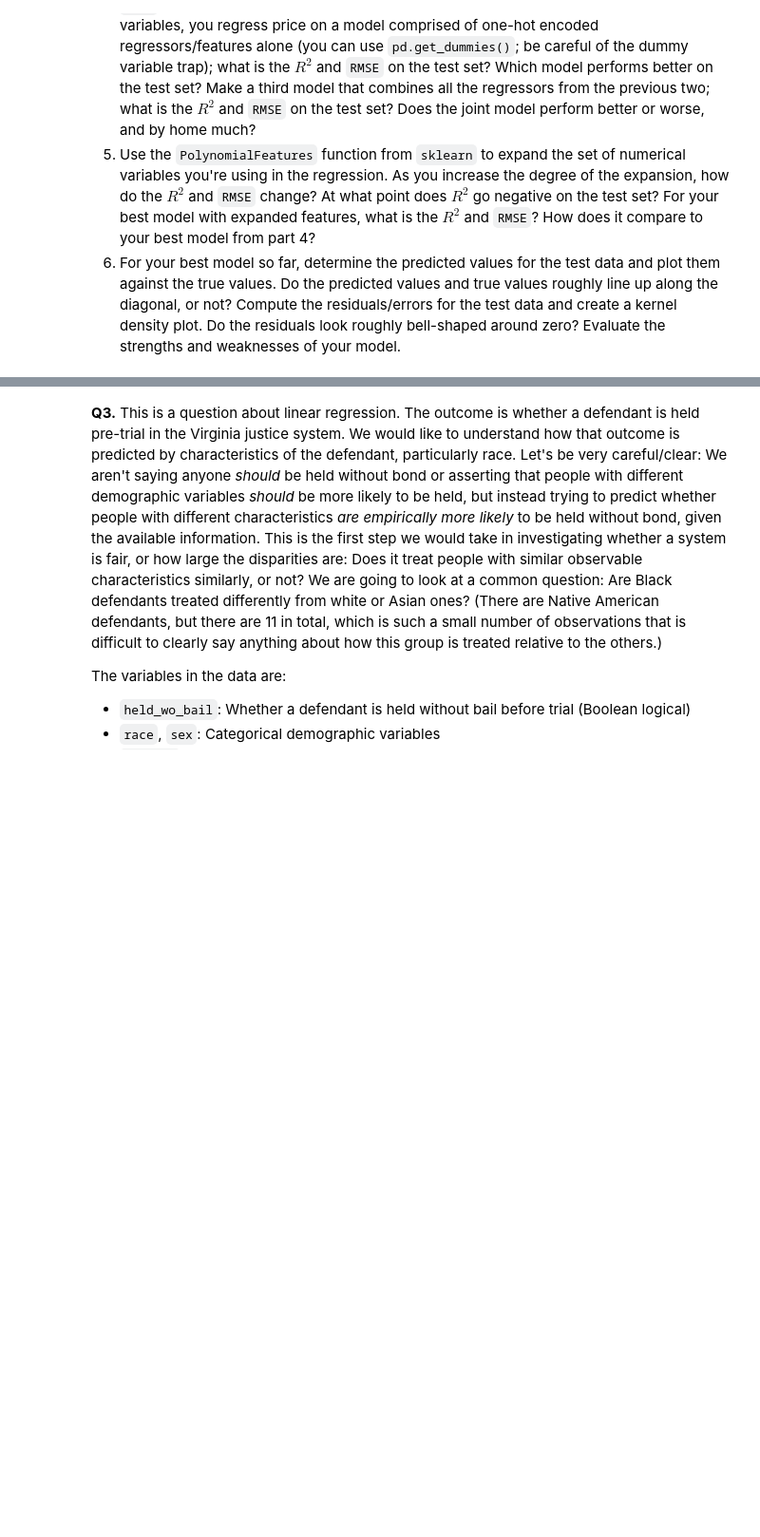
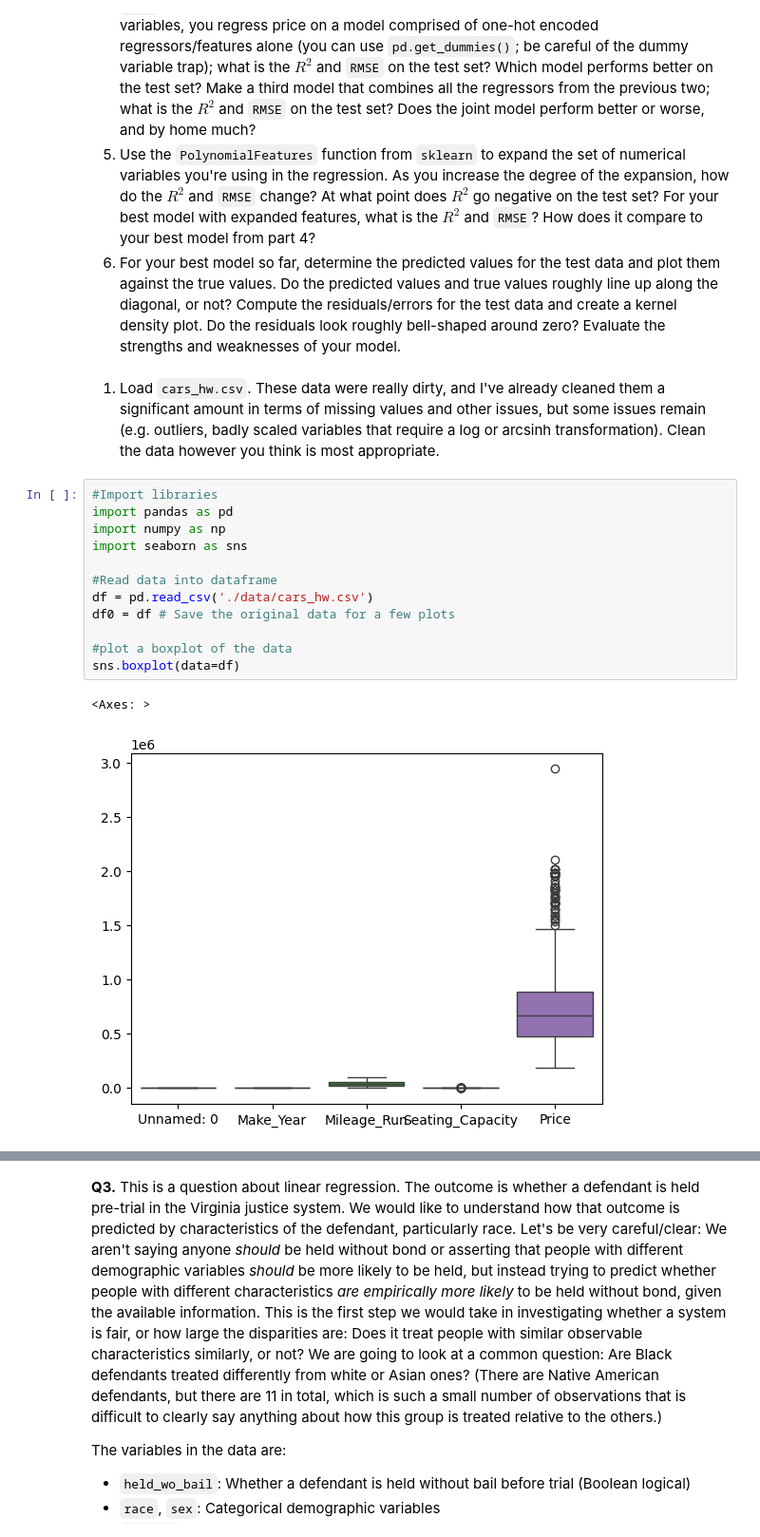
Before and after one commit to Zach-Russell/linearRegression, a Jupyter notebook: assignment.ipynb, the cells around one changed output, grey strips where cells are left out. Shown at 95% size. Drawn from its saved outputs; the diff is of its cells as text; blank space fills up the shorter version.

```diff
--- a/assignment.ipynb
+++ b/assignment.ipynb
@@ -250,3 +250,20 @@ ANSWER: It decreased from Part 4 to Part 5. This is likely because in part 4 we
   4. Make a model where you regress price on the numeric variables alone; what is the $R^2$ and `RMSE` on the training set and test set? Make a second model where, for the categorical variables, you regress price on a model comprised of one-hot encoded regressors/features alone (you can use `pd.get_dummies()`; be careful of the dummy variable trap); what is the $R^2$ and `RMSE` on the test set? Which model performs better on the test set? Make a third model that combines all the regressors from the previous two; what is the $R^2$ and `RMSE` on the test set? Does the joint model perform better or worse, and by home much?
   5. Use the `PolynomialFeatures` function from `sklearn` to expand the set of numerical variables you're using in the regression. As you increase the degree of the expansion, how do the $R^2$ and `RMSE` change? At what point does $R^2$ go negative on the test set? For your best model with expanded features, what is the $R^2$ and `RMSE`? How does it compare to your best model from part 4?
   6. For your best model so far, determine the predicted values for the test data and plot them against the true values. Do the predicted values and true values roughly line up along the diagonal, or not? Compute the residuals/errors for the test data and create a kernel density plot. Do the residuals look roughly bell-shaped around zero? Evaluate the strengths and weaknesses of your model.
+# %% [markdown]
+1. Load `cars_hw.csv`. These data were really dirty, and I've already cleaned them a significant amount in terms of missing values and other issues, but some issues remain (e.g. outliers, badly scaled variables that require a log or arcsinh transformation). Clean the data however you think is most appropriate.
+# %%
+#Import libraries
+import pandas as pd
+import numpy as np
+import seaborn as sns
+
+#Read data into dataframe
+df = pd.read_csv('./data/cars_hw.csv')
+df0 = df # Save the original data for a few plots
+
+#plot a boxplot of the data
+sns.boxplot(data=df)
+# %% [output]
+<Axes: >
+[figure, added]
```
Also changed, not shown: parts of 23 cells of this notebook.
